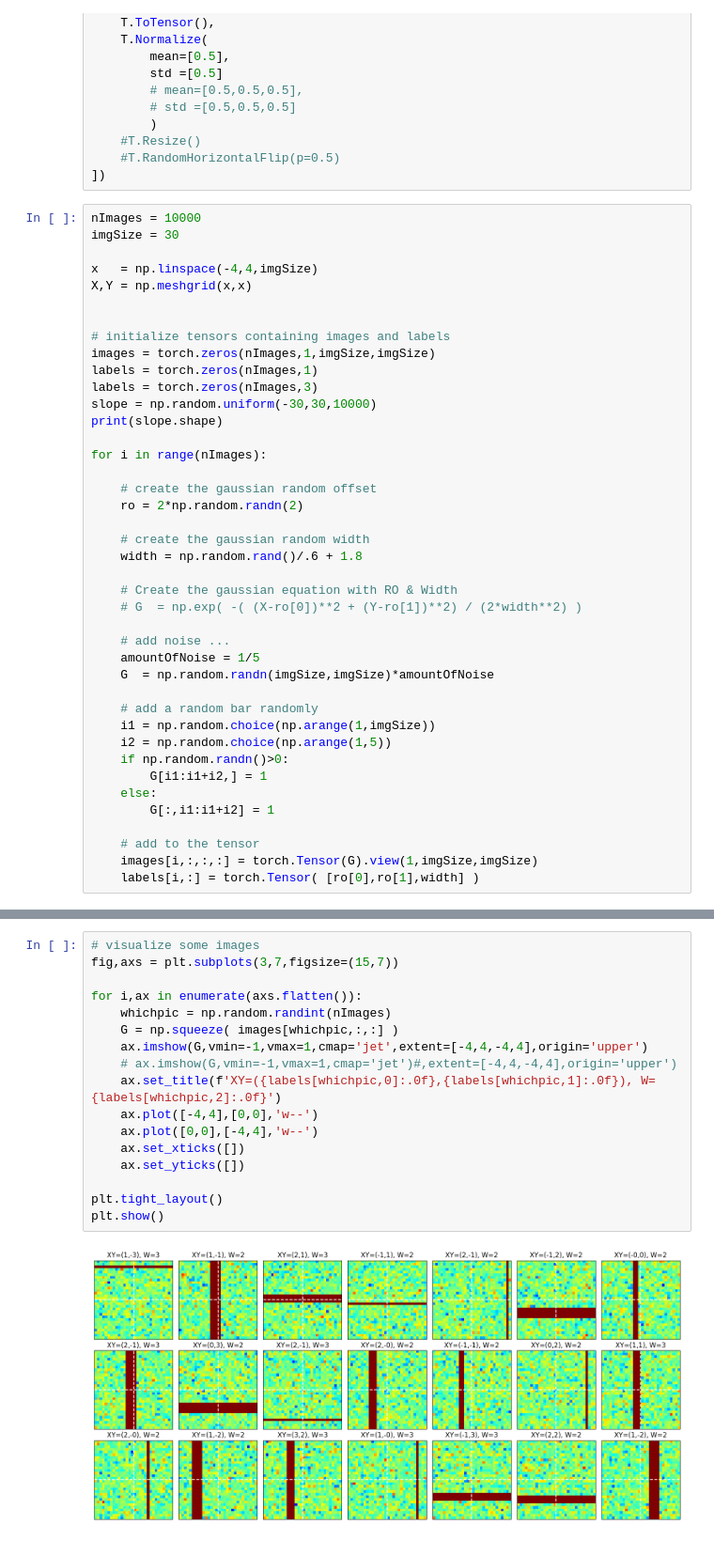
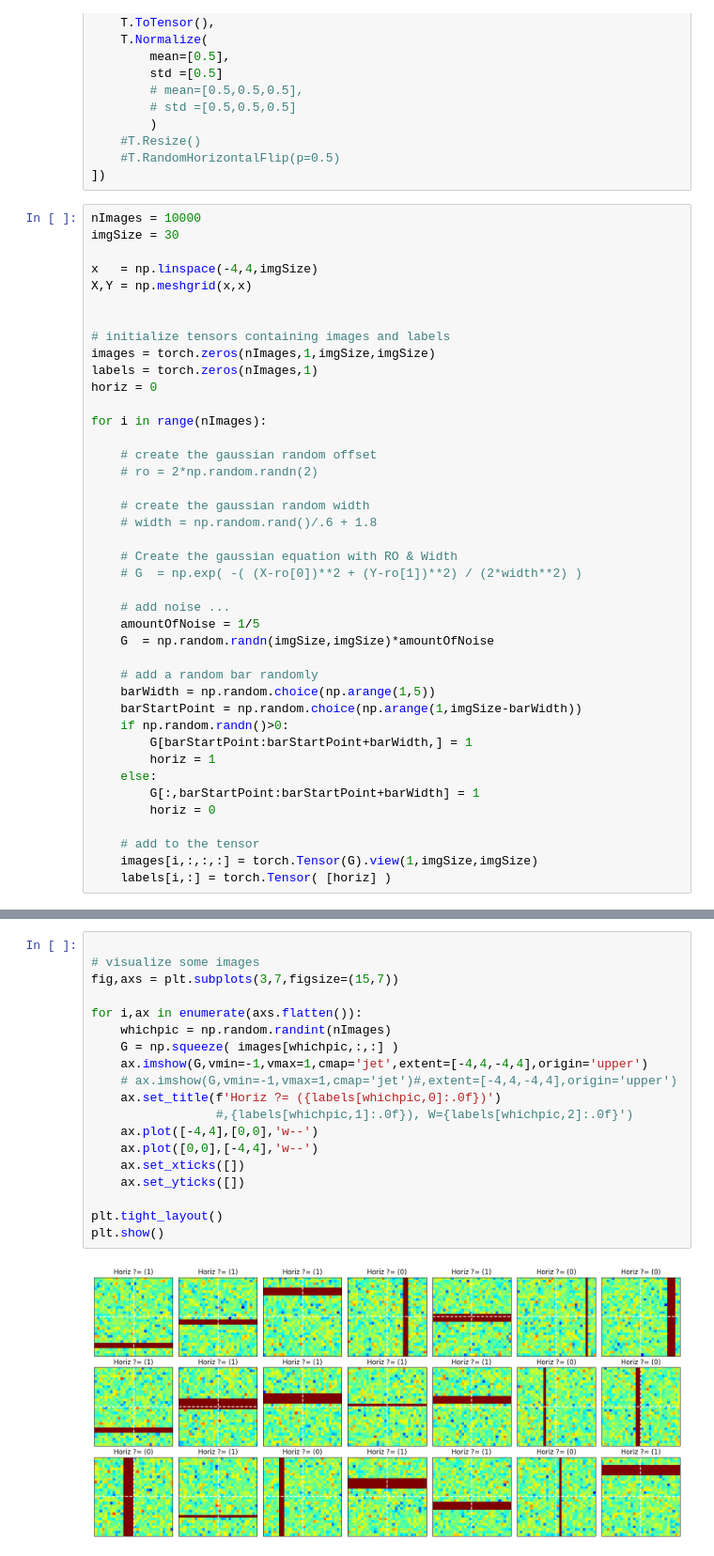
Before and after one commit to elmoghany/DL-CNN-PyTorch-neuroscience-gaussian-perception, a Jupyter notebook: DL-CNN-PyTorch-neuroscience-gaussian-perception.ipynb, the cells around one changed output, grey strips where cells are left out. Shown: that part at 94% size. Cells and saved outputs as stored; diff of their text form.

```diff
--- a/DL-CNN-PyTorch-neuroscience-gaussian-perception.ipynb
+++ b/DL-CNN-PyTorch-neuroscience-gaussian-perception.ipynb
@@ -52,17 +52,15 @@ X,Y = np.meshgrid(x,x)
 # initialize tensors containing images and labels
 images = torch.zeros(nImages,1,imgSize,imgSize)
 labels = torch.zeros(nImages,1)
-labels = torch.zeros(nImages,3)
-slope = np.random.uniform(-30,30,10000)
-print(slope.shape)
+horiz = 0
 
 for i in range(nImages):
 
     # create the gaussian random offset
-    ro = 2*np.random.randn(2)
+    # ro = 2*np.random.randn(2)
 
     # create the gaussian random width
-    width = np.random.rand()/.6 + 1.8
+    # width = np.random.rand()/.6 + 1.8
 
     # Create the gaussian equation with RO & Width
     # G  = np.exp( -( (X-ro[0])**2 + (Y-ro[1])**2) / (2*width**2) )
@@ -72,13 +70,15 @@ for i in range(nImages):
     G  = np.random.randn(imgSize,imgSize)*amountOfNoise
 
     # add a random bar randomly
-    i1 = np.random.choice(np.arange(1,imgSize))
-    i2 = np.random.choice(np.arange(1,5))
+    barWidth = np.random.choice(np.arange(1,5))
+    barStartPoint = np.random.choice(np.arange(1,imgSize-barWidth))
     if np.random.randn()>0:
-        G[i1:i1+i2,] = 1
+        G[barStartPoint:barStartPoint+barWidth,] = 1
+        horiz = 1
     else:
-        G[:,i1:i1+i2] = 1
+        G[:,barStartPoint:barStartPoint+barWidth] = 1
+        horiz = 0
 
     # add to the tensor
     images[i,:,:,:] = torch.Tensor(G).view(1,imgSize,imgSize)
-    labels[i,:] = torch.Tensor( [ro[0],ro[1],width] )
+    labels[i,:] = torch.Tensor( [horiz] )
@@ -87,22 +85,24 @@ for i in range(nImages):
 # %%
+
 # visualize some images
 fig,axs = plt.subplots(3,7,figsize=(15,7))
 
 for i,ax in enumerate(axs.flatten()):
     whichpic = np.random.randint(nImages)
     G = np.squeeze( images[whichpic,:,:] )
     ax.imshow(G,vmin=-1,vmax=1,cmap='jet',extent=[-4,4,-4,4],origin='upper')
     # ax.imshow(G,vmin=-1,vmax=1,cmap='jet')#,extent=[-4,4,-4,4],origin='upper')
-    ax.set_title(f'XY=({labels[whichpic,0]:.0f},{labels[whichpic,1]:.0f}), W={labels[whichpic,2]:.0f}')
+    ax.set_title(f'Horiz ?= ({labels[whichpic,0]:.0f})')
+                 #,{labels[whichpic,1]:.0f}), W={labels[whichpic,2]:.0f}')
     ax.plot([-4,4],[0,0],'w--')
     ax.plot([0,0],[-4,4],'w--')
     ax.set_xticks([])
     ax.set_yticks([])
 
 plt.tight_layout()
 plt.show()
 # %% [output]
-[figure, old version]
+[figure, new version]
 # %%
 # imgSize = 31
 # nImages = 10000
```
Also changed, not shown: parts of 2 cells of this notebook.
